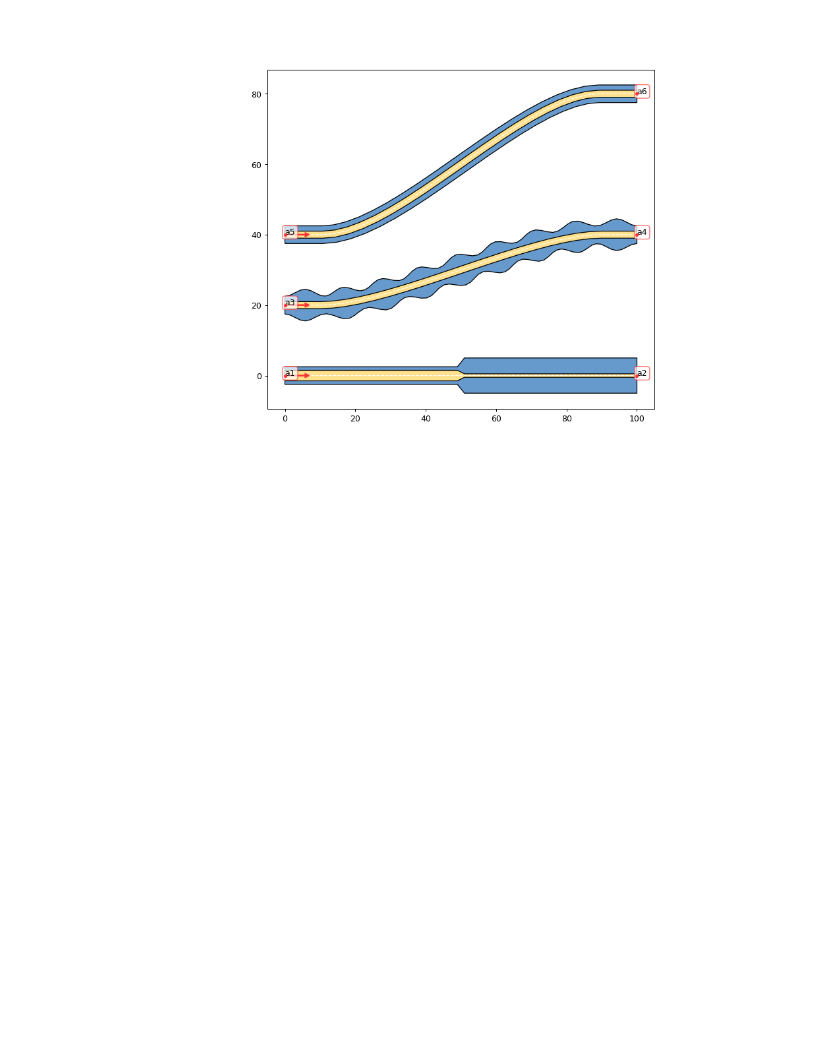
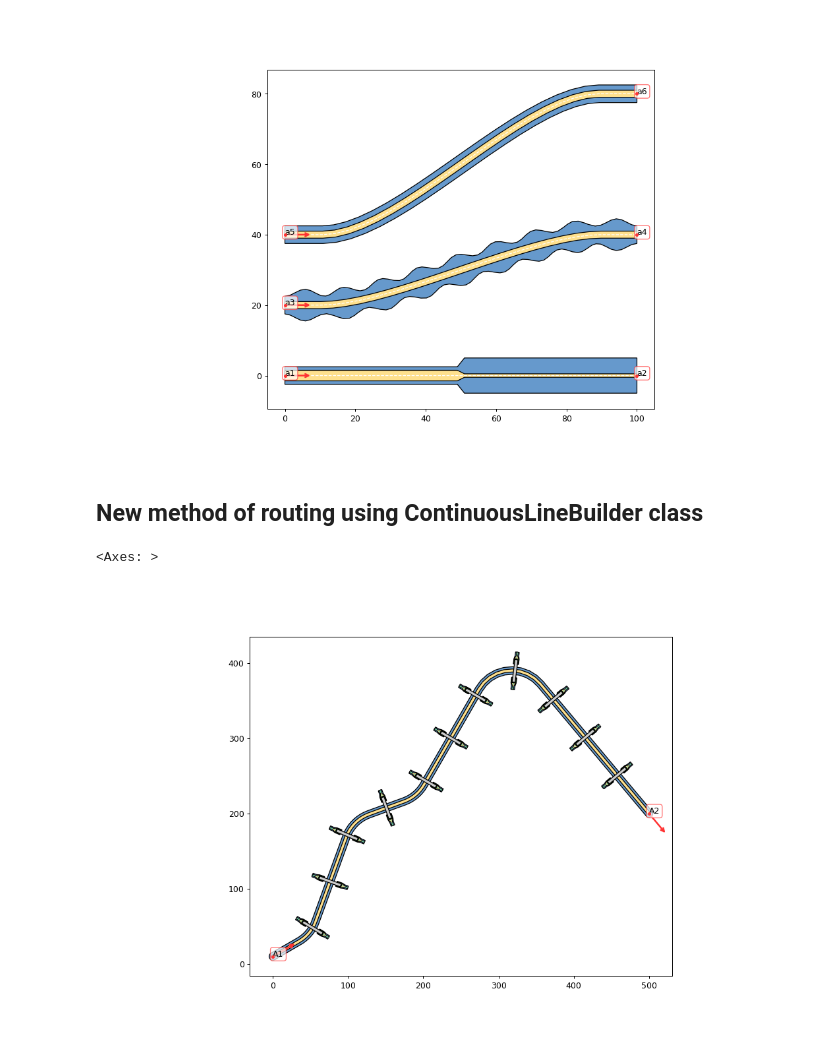
Before and after one commit to eeroqlab/zeroheliumkit, a Jupyter notebook: examples/anchors_routes.ipynb, the cells around one changed output. Saved outputs shown, nothing was run; the diff lists cells and outputs as text; code cells hidden in the pictures; blank space fills up the shorter version.

```diff
--- a/examples/anchors_routes.ipynb
+++ b/examples/anchors_routes.ipynb
@@ -98,3 +93,5 @@ route between a3 and a4: bezier curve
 route between a1 and a2: straight line
 <Axes: >
 [figure]
+# %% [markdown]
+## **New method of routing using ContinuousLineBuilder class**
@@ -100,0 +100,16 @@ route between a1 and a2: straight line
+# %%
+r = Structure()
+route = ContinuousLineBuilder(routing=RoutingConfig(radius=50, num_segments=10),
+                              layers={"layer2": 4, "layer1": 10},
+                              objs_along=ObjsAlongConfig(structure=ab, spacing=60, endpoints=False))
+
+r.add_anchor(Anchor((0,10), 30, "A1"))
+r.add_anchor(Anchor((500,200), -50, "A2"))
+
+route.start(r.get_anchor("A1")).go(40,40).go(120,-50).go(50,40).routeto(r.get_anchor("A2")).build_all()
+r.append(route.structure)
+
+r.quickplot(plot_cfg)
+# %% [output]
+<Axes: >
+[figure, added]
```
Also changed, not shown: parts of 4 cells of this notebook, 22 other files.
